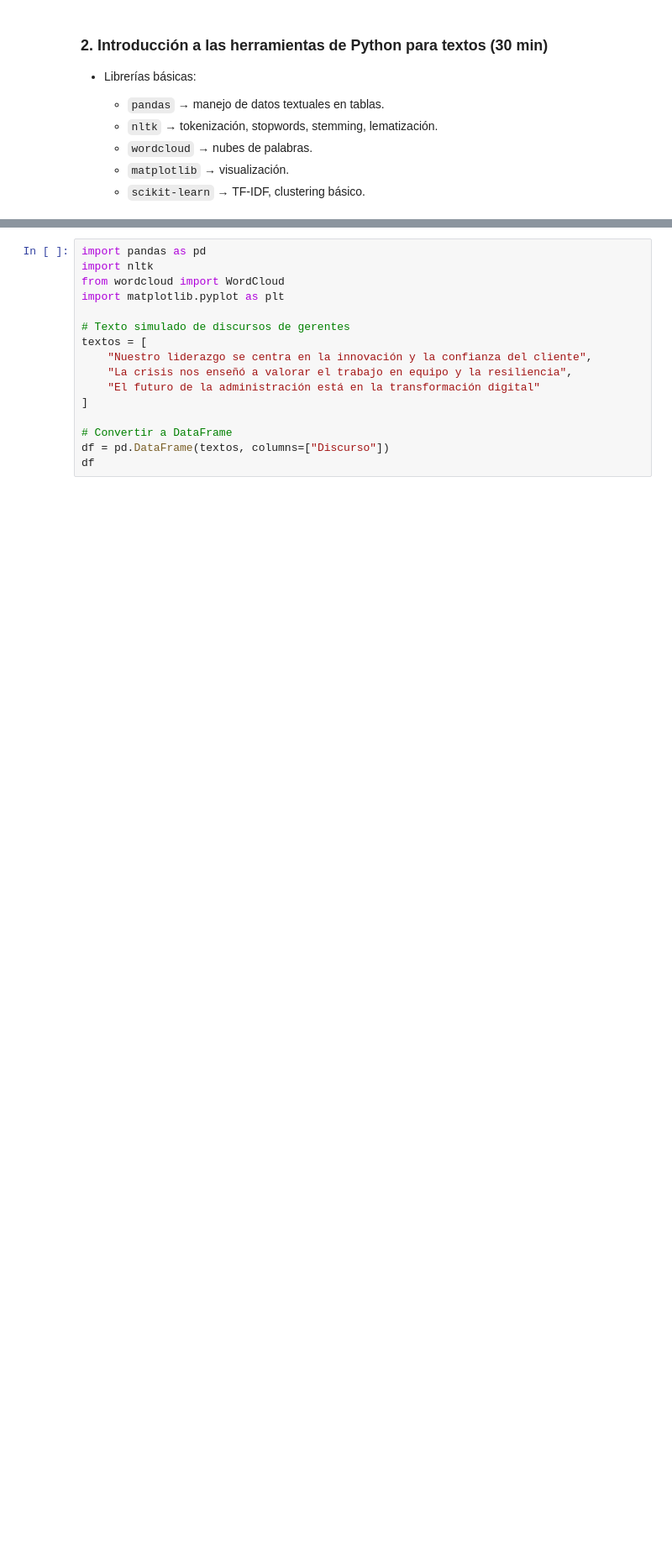
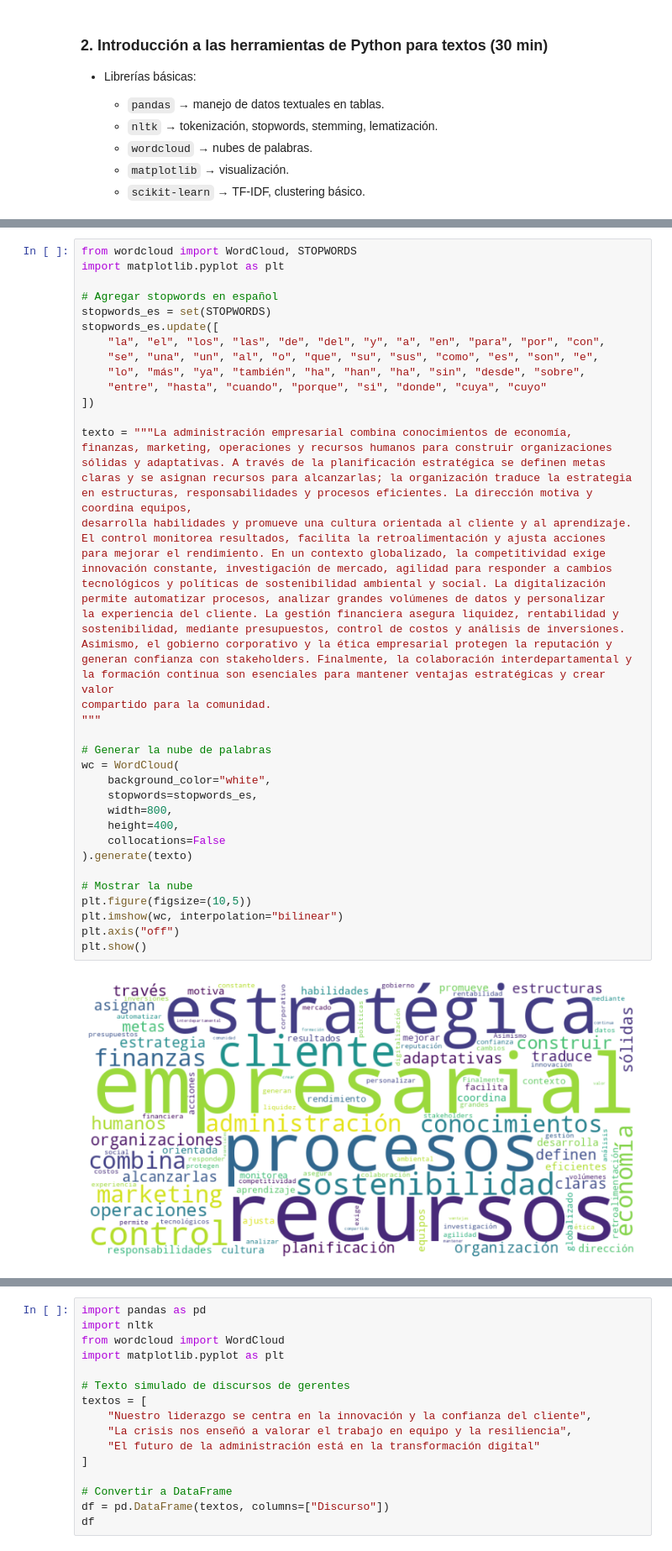
Before and after one commit to marco-canas/linea_invest_didact_math_data, a Jupyter notebook: 1_estrategia_comunicacion/4_jornadas_inv_2025/1_aplicaciones_python_inv_cualitativa/1_analisis_del_discurso/1_analisis_de_discurso.ipynb, the cells around one changed output, grey strips where cells are left out. Shown at 84% size. Drawn from its saved outputs; the diff is of its cells as text; blank space fills up the shorter version.

```diff
--- a/1_estrategia_comunicacion/4_jornadas_inv_2025/1_aplicaciones_python_inv_cualitativa/1_analisis_del_discurso/1_analisis_de_discurso.ipynb
+++ b/1_estrategia_comunicacion/4_jornadas_inv_2025/1_aplicaciones_python_inv_cualitativa/1_analisis_del_discurso/1_analisis_de_discurso.ipynb
@@ -357,0 +312,48 @@ print(X.toarray())
+# %%
+from wordcloud import WordCloud, STOPWORDS
+import matplotlib.pyplot as plt
+
+# Agregar stopwords en español
+stopwords_es = set(STOPWORDS)
+stopwords_es.update([
+    "la", "el", "los", "las", "de", "del", "y", "a", "en", "para", "por", "con",
+    "se", "una", "un", "al", "o", "que", "su", "sus", "como", "es", "son", "e",
+    "lo", "más", "ya", "también", "ha", "han", "ha", "sin", "desde", "sobre",
+    "entre", "hasta", "cuando", "porque", "si", "donde", "cuya", "cuyo"
+])
+
+texto = """La administración empresarial combina conocimientos de economía,
+finanzas, marketing, operaciones y recursos humanos para construir organizaciones
+sólidas y adaptativas. A través de la planificación estratégica se definen metas
+claras y se asignan recursos para alcanzarlas; la organización traduce la estrategia
+en estructuras, responsabilidades y procesos eficientes. La dirección motiva y coordina equipos,
+desarrolla habilidades y promueve una cultura orientada al cliente y al aprendizaje.
+El control monitorea resultados, facilita la retroalimentación y ajusta acciones
+para mejorar el rendimiento. En un contexto globalizado, la competitividad exige
+innovación constante, investigación de mercado, agilidad para responder a cambios
+tecnológicos y políticas de sostenibilidad ambiental y social. La digitalización
+permite automatizar procesos, analizar grandes volúmenes de datos y personalizar
+la experiencia del cliente. La gestión financiera asegura liquidez, rentabilidad y
+sostenibilidad, mediante presupuestos, control de costos y análisis de inversiones.
+Asimismo, el gobierno corporativo y la ética empresarial protegen la reputación y
+generan confianza con stakeholders. Finalmente, la colaboración interdepartamental y
+la formación continua son esenciales para mantener ventajas estratégicas y crear valor
+compartido para la comunidad.
+"""
+
+# Generar la nube de palabras
+wc = WordCloud(
+    background_color="white",
+    stopwords=stopwords_es,
+    width=800,
+    height=400,
+    collocations=False
+).generate(texto)
+
+# Mostrar la nube
+plt.figure(figsize=(10,5))
+plt.imshow(wc, interpolation="bilinear")
+plt.axis("off")
+plt.show()
+# %% [output]
+[figure, added]
```
Also changed, not shown: parts of 46 cells of this notebook, 15 other files.
